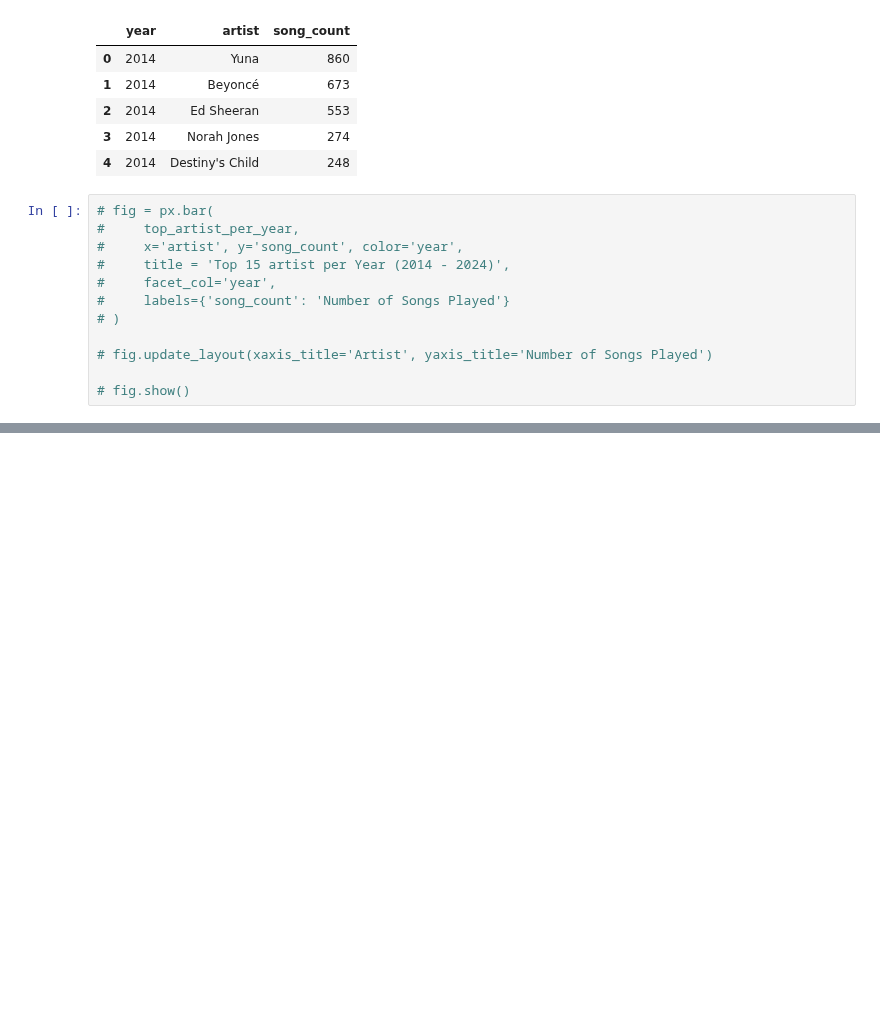
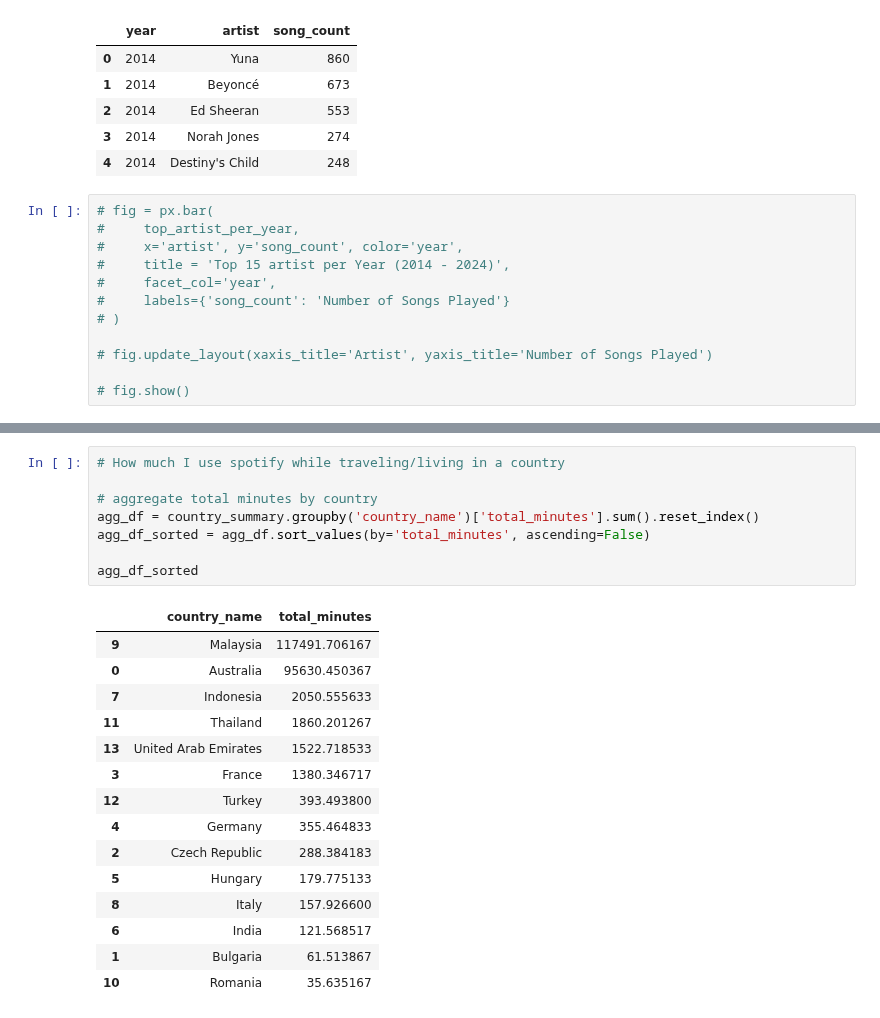
Before and after one commit to asyikin22/Python-for-Data-Analysis, a Jupyter notebook: PROJECTS/Spotify/EDA_years.ipynb, the cells around one changed output, grey strips where cells are left out. Saved outputs shown, nothing was run; the diff lists cells and outputs as text; blank space fills up the shorter version.

```diff
--- a/PROJECTS/Spotify/EDA_years.ipynb
+++ b/PROJECTS/Spotify/EDA_years.ipynb
@@ -299,0 +369,24 @@ if __name__ == '__main__':
+# %%
+# How much I use spotify while traveling/living in a country
+
+# aggregate total minutes by country
+agg_df = country_summary.groupby('country_name')['total_minutes'].sum().reset_index()
+agg_df_sorted = agg_df.sort_values(by='total_minutes', ascending=False)
+
+agg_df_sorted
+# %% [output]
+|  | country_name | total_minutes |
+| 9 | Malaysia | 117491.706167 |
+| 0 | Australia | 95630.450367 |
+| 7 | Indonesia | 2050.555633 |
+| 11 | Thailand | 1860.201267 |
+| 13 | United Arab Emirates | 1522.718533 |
+| 3 | France | 1380.346717 |
+| 12 | Turkey | 393.493800 |
+| 4 | Germany | 355.464833 |
+| 2 | Czech Republic | 288.384183 |
+| 5 | Hungary | 179.775133 |
+| 8 | Italy | 157.926600 |
+| 6 | India | 121.568517 |
+| 1 | Bulgaria | 61.513867 |
+| 10 | Romania | 35.635167 |
```
Also changed, not shown: parts of 14 cells of this notebook, 4 other files.
